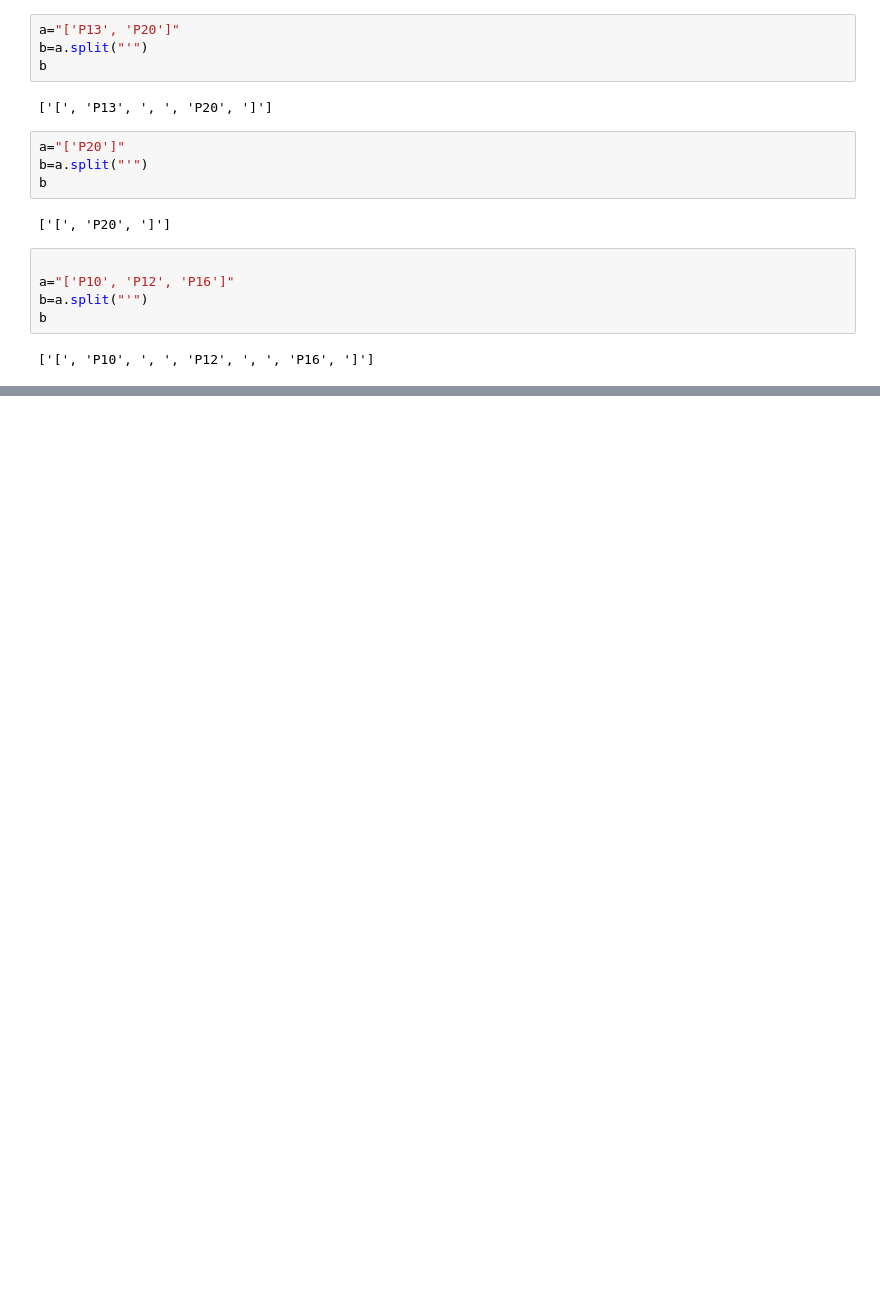
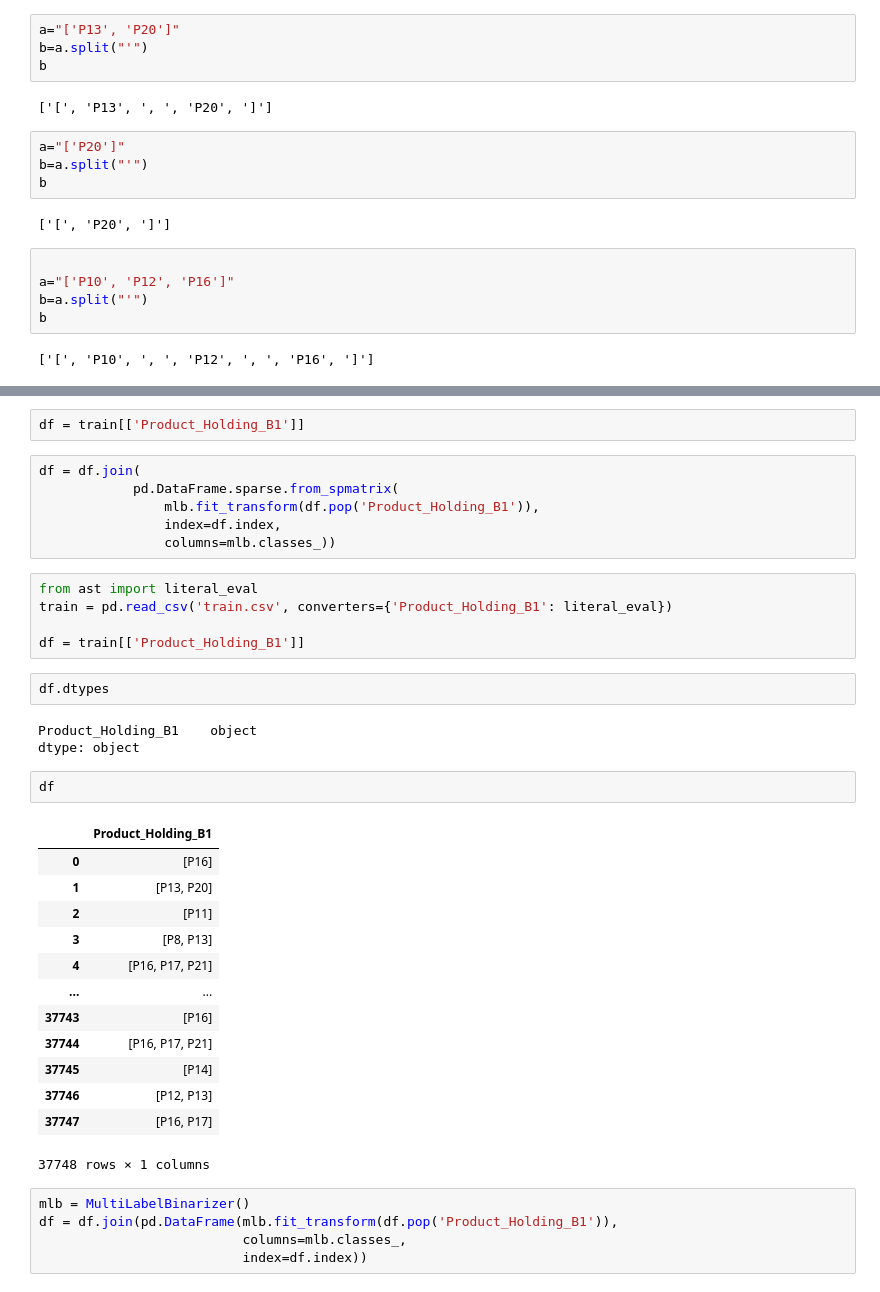
Before and after one commit to Aditk23/AmExpert2021, a Jupyter notebook: preprocessing.ipynb, the cells around one changed output, grey strips where cells are left out. Saved outputs shown, nothing was run; the diff lists cells and outputs as text; blank space fills up the shorter version.

```diff
--- a/preprocessing.ipynb
+++ b/preprocessing.ipynb
@@ -120,0 +205,39 @@ b
+# %%
+df = train[['Product_Holding_B1']]
+# %%
+df = df.join(
+            pd.DataFrame.sparse.from_spmatrix(
+                mlb.fit_transform(df.pop('Product_Holding_B1')),
+                index=df.index,
+                columns=mlb.classes_))
+# %%
+from ast import literal_eval
+train = pd.read_csv('train.csv', converters={'Product_Holding_B1': literal_eval})
+
+df = train[['Product_Holding_B1']]
+# %%
+df.dtypes
+# %% [output]
+Product_Holding_B1    object
+dtype: object
+# %%
+df
+# %% [output]
+|  | Product_Holding_B1 |
+| 0 | [P16] |
+| 1 | [P13, P20] |
+| 2 | [P11] |
+| 3 | [P8, P13] |
+| 4 | [P16, P17, P21] |
+| ... | ... |
+| 37743 | [P16] |
+| 37744 | [P16, P17, P21] |
+| 37745 | [P14] |
+| 37746 | [P12, P13] |
+| 37747 | [P16, P17] |
+37748 rows × 1 columns
+# %%
+mlb = MultiLabelBinarizer()
+df = df.join(pd.DataFrame(mlb.fit_transform(df.pop('Product_Holding_B1')),
+                          columns=mlb.classes_,
+                          index=df.index))
```
Also changed, not shown: parts of 9 cells of this notebook.
